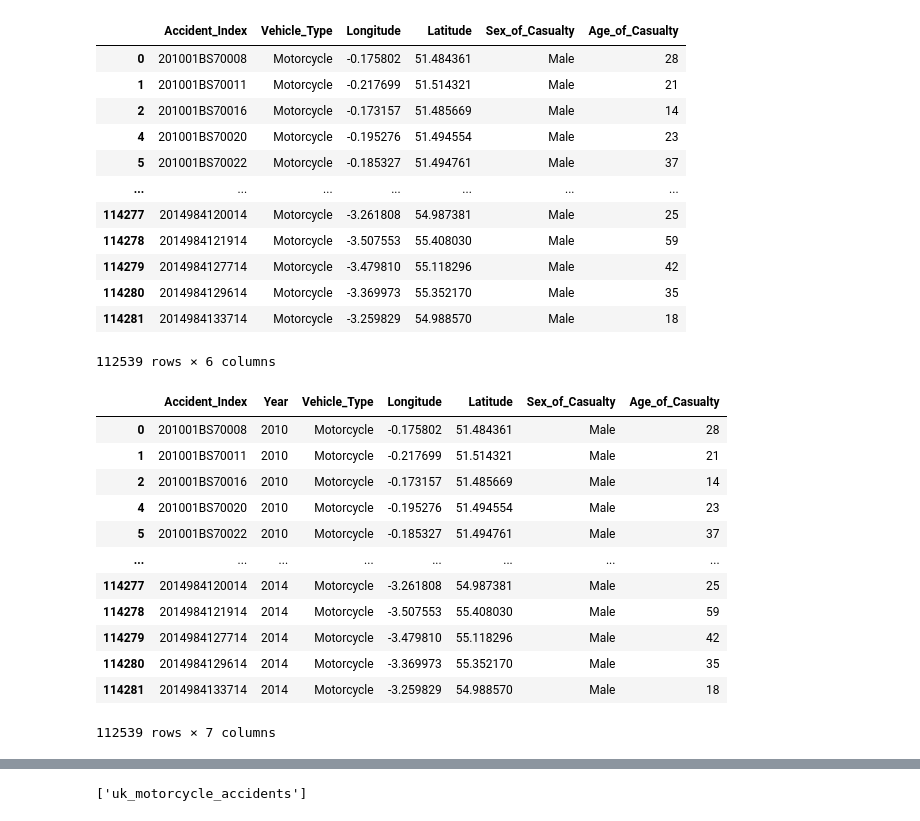
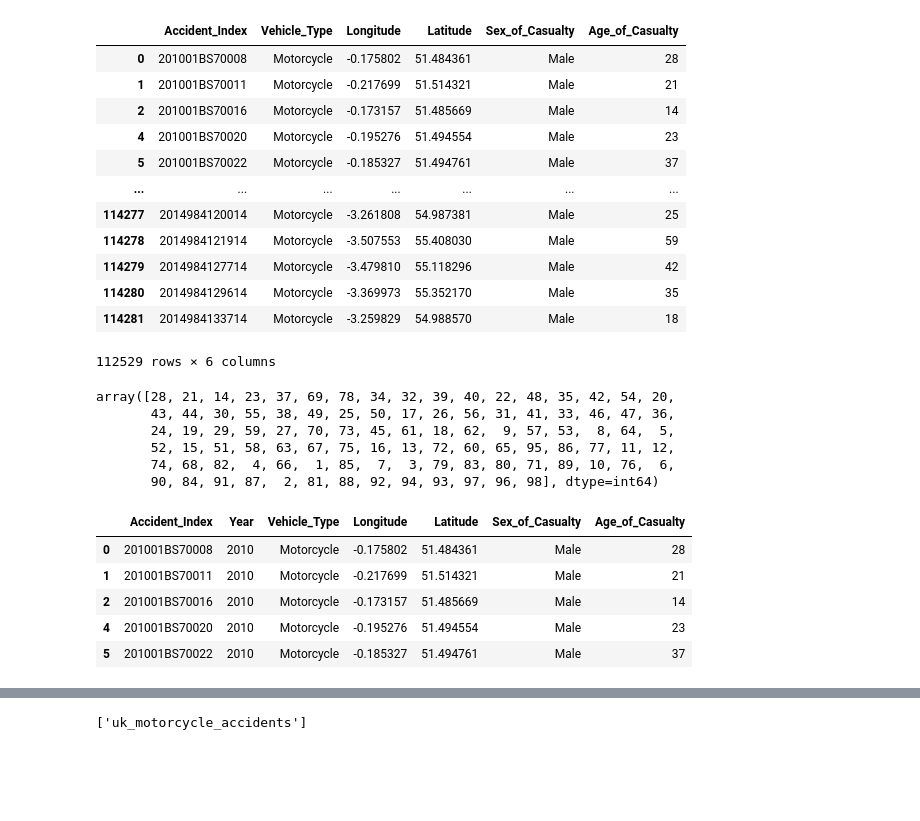
Before and after one commit to arselv/Project_2, a Jupyter notebook: Project_2_Combined.ipynb, the cells around one changed output, grey strips where cells are left out. Saved outputs shown, nothing was run; the diff lists cells and outputs as text; code cells hidden in the pictures; blank space fills up the shorter version.

```diff
--- a/Project_2_Combined.ipynb
+++ b/Project_2_Combined.ipynb
@@ -12,7 +12,7 @@ url = 'https://mbawa1139.github.io/ETL-Project/motorcycle_accident.html'
 tbl = pd.read_html(url)
 df = tbl[0]
 df = df.drop(df.columns[0], axis=1)
-df = df[df["Age_of_Casualty"] != -1]
+df = df[(df["Age_of_Casualty"] != -1) & (df["Age_of_Casualty"] != 0)]
 df
 # %% [output]
 |  | Accident_Index | Vehicle_Type | Longitude | Latitude | Sex_of_Casualty | Age_of_Casualty |
@@ -27,26 +27,28 @@ df
 | 114279 | 2014984127714 | Motorcycle | -3.479810 | 55.118296 | Male | 42 |
 | 114280 | 2014984129614 | Motorcycle | -3.369973 | 55.352170 | Male | 35 |
 | 114281 | 2014984133714 | Motorcycle | -3.259829 | 54.988570 | Male | 18 |
-112539 rows × 6 columns
+112529 rows × 6 columns
+# %%
+df["Age_of_Casualty"].unique()
+# %% [output]
+array([28, 21, 14, 23, 37, 69, 78, 34, 32, 39, 40, 22, 48, 35, 42, 54, 20,
+       43, 44, 30, 55, 38, 49, 25, 50, 17, 26, 56, 31, 41, 33, 46, 47, 36,
+       24, 19, 29, 59, 27, 70, 73, 45, 61, 18, 62,  9, 57, 53,  8, 64,  5,
+       52, 15, 51, 58, 63, 67, 75, 16, 13, 72, 60, 65, 95, 86, 77, 11, 12,
+       74, 68, 82,  4, 66,  1, 85,  7,  3, 79, 83, 80, 71, 89, 10, 76,  6,
+       90, 84, 91, 87,  2, 81, 88, 92, 94, 93, 97, 96, 98], dtype=int64)
 # %%
 df["Year"] = df["Accident_Index"].str[:4]
 
 df = df[['Accident_Index', 'Year','Vehicle_Type', 'Longitude',
     'Latitude', 'Sex_of_Casualty', 'Age_of_Casualty']]
-df
+df.head()
 # %% [output]
 |  | Accident_Index | Year | Vehicle_Type | Longitude | Latitude | Sex_of_Casualty | Age_of_Casualty |
 | 0 | 201001BS70008 | 2010 | Motorcycle | -0.175802 | 51.484361 | Male | 28 |
 | 1 | 201001BS70011 | 2010 | Motorcycle | -0.217699 | 51.514321 | Male | 21 |
 | 2 | 201001BS70016 | 2010 | Motorcycle | -0.173157 | 51.485669 | Male | 14 |
 | 4 | 201001BS70020 | 2010 | Motorcycle | -0.195276 | 51.494554 | Male | 23 |
 | 5 | 201001BS70022 | 2010 | Motorcycle | -0.185327 | 51.494761 | Male | 37 |
-| ... | ... | ... | ... | ... | ... | ... | ... |
-| 114277 | 2014984120014 | 2014 | Motorcycle | -3.261808 | 54.987381 | Male | 25 |
-| 114278 | 2014984121914 | 2014 | Motorcycle | -3.507553 | 55.408030 | Male | 59 |
-| 114279 | 2014984127714 | 2014 | Motorcycle | -3.479810 | 55.118296 | Male | 42 |
-| 114280 | 2014984129614 | 2014 | Motorcycle | -3.369973 | 55.352170 | Male | 35 |
-| 114281 | 2014984133714 | 2014 | Motorcycle | -3.259829 | 54.988570 | Male | 18 |
-112539 rows × 7 columns
 # %%
 # Create the decade bins
```
Also changed, not shown: parts of 7 cells of this notebook.
